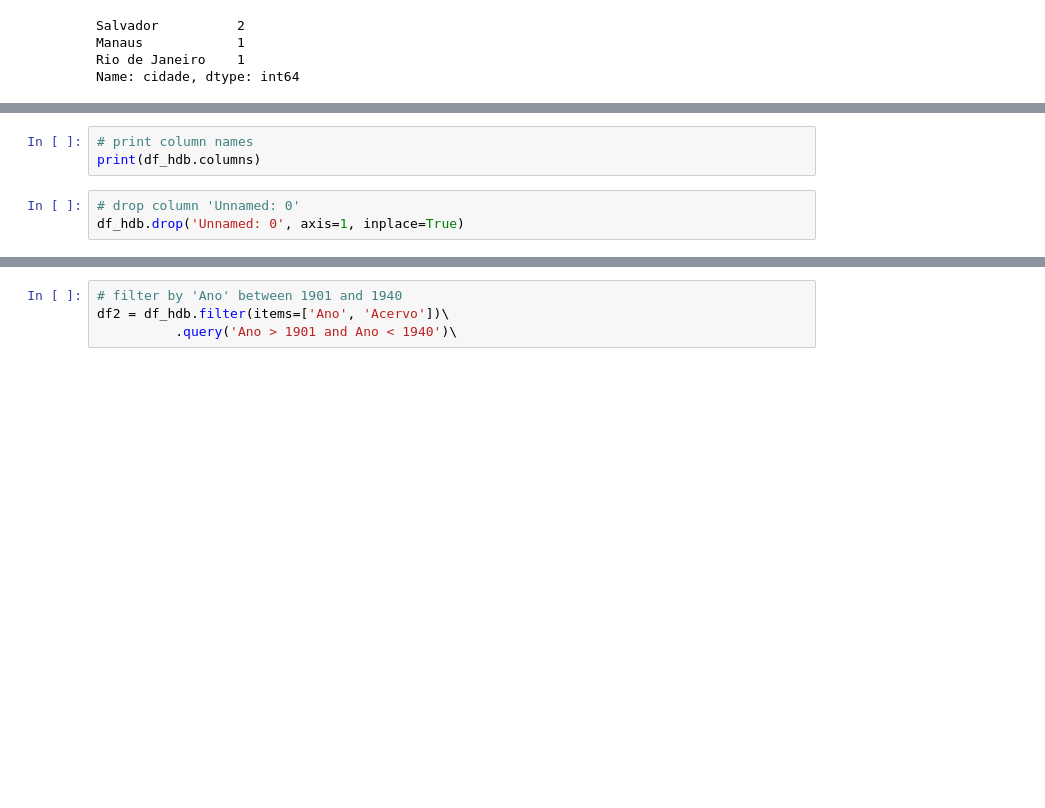
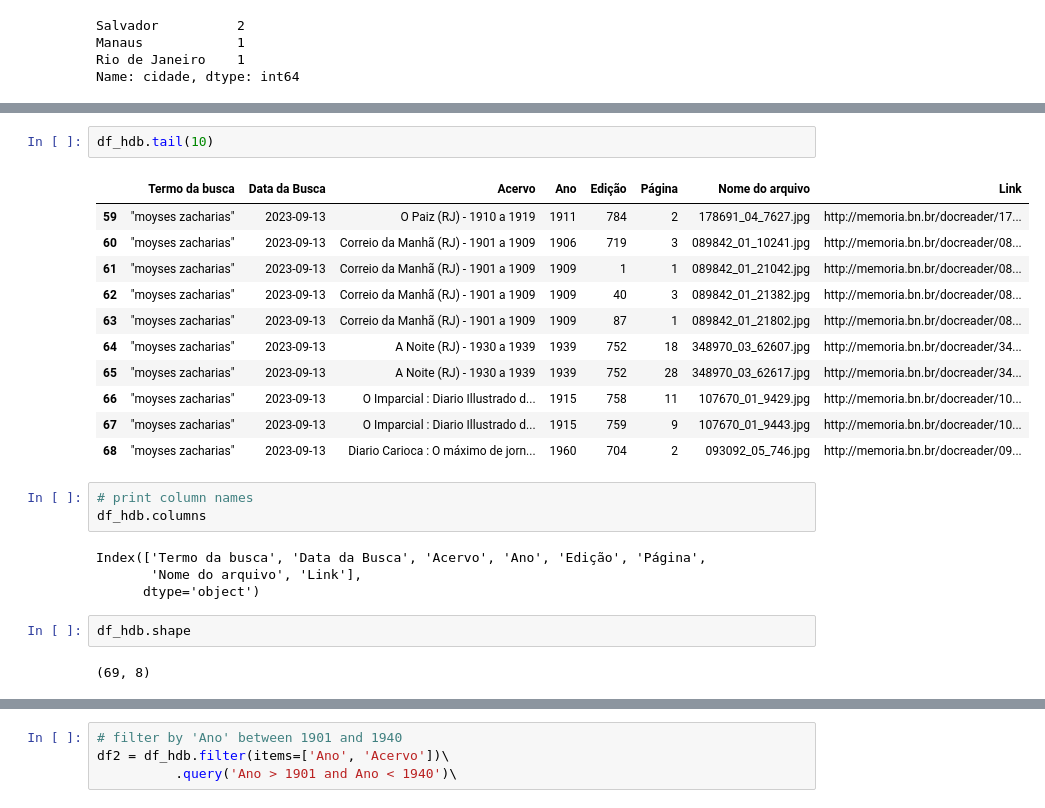
Before and after one commit to ericbrasiln/python-puc, a Jupyter notebook: dia3.ipynb, the cells around one changed output, grey strips where cells are left out. Drawn from its saved outputs; the diff is of its cells as text; blank space fills up the shorter version.

```diff
--- a/dia3.ipynb
+++ b/dia3.ipynb
@@ -184,6 +268,25 @@ print(df_hdb.head())
+# %%
+df_hdb.tail(10)
+# %% [output]
+|  | Termo da busca | Data da Busca | Acervo | Ano | Edição | Página | Nome do arquivo | Link |
+| 59 | "moyses zacharias" | 2023-09-13 | O Paiz (RJ) - 1910 a 1919 | 1911 | 784 | 2 | 178691_04_7627.jpg | http://memoria.bn.br/docreader/17... |
+| 60 | "moyses zacharias" | 2023-09-13 | Correio da Manhã (RJ) - 1901 a 1909 | 1906 | 719 | 3 | 089842_01_10241.jpg | http://memoria.bn.br/docreader/08... |
+| 61 | "moyses zacharias" | 2023-09-13 | Correio da Manhã (RJ) - 1901 a 1909 | 1909 | 1 | 1 | 089842_01_21042.jpg | http://memoria.bn.br/docreader/08... |
+| 62 | "moyses zacharias" | 2023-09-13 | Correio da Manhã (RJ) - 1901 a 1909 | 1909 | 40 | 3 | 089842_01_21382.jpg | http://memoria.bn.br/docreader/08... |
+| 63 | "moyses zacharias" | 2023-09-13 | Correio da Manhã (RJ) - 1901 a 1909 | 1909 | 87 | 1 | 089842_01_21802.jpg | http://memoria.bn.br/docreader/08... |
+| 64 | "moyses zacharias" | 2023-09-13 | A Noite (RJ) - 1930 a 1939 | 1939 | 752 | 18 | 348970_03_62607.jpg | http://memoria.bn.br/docreader/34... |
+| 65 | "moyses zacharias" | 2023-09-13 | A Noite (RJ) - 1930 a 1939 | 1939 | 752 | 28 | 348970_03_62617.jpg | http://memoria.bn.br/docreader/34... |
+| 66 | "moyses zacharias" | 2023-09-13 | O Imparcial : Diario Illustrado d... | 1915 | 758 | 11 | 107670_01_9429.jpg | http://memoria.bn.br/docreader/10... |
+| 67 | "moyses zacharias" | 2023-09-13 | O Imparcial : Diario Illustrado d... | 1915 | 759 | 9 | 107670_01_9443.jpg | http://memoria.bn.br/docreader/10... |
+| 68 | "moyses zacharias" | 2023-09-13 | Diario Carioca : O máximo de jorn... | 1960 | 704 | 2 | 093092_05_746.jpg | http://memoria.bn.br/docreader/09... |
 # %%
 # print column names
-print(df_hdb.columns)
+df_hdb.columns
+# %% [output]
+Index(['Termo da busca', 'Data da Busca', 'Acervo', 'Ano', 'Edição', 'Página',
+       'Nome do arquivo', 'Link'],
+      dtype='object')
-# %%
-# drop column 'Unnamed: 0'
-df_hdb.drop('Unnamed: 0', axis=1, inplace=True)
+# %%
+df_hdb.shape
+# %% [output]
+(69, 8)
```
Also changed, not shown: parts of 47 cells of this notebook, 1 other file.
